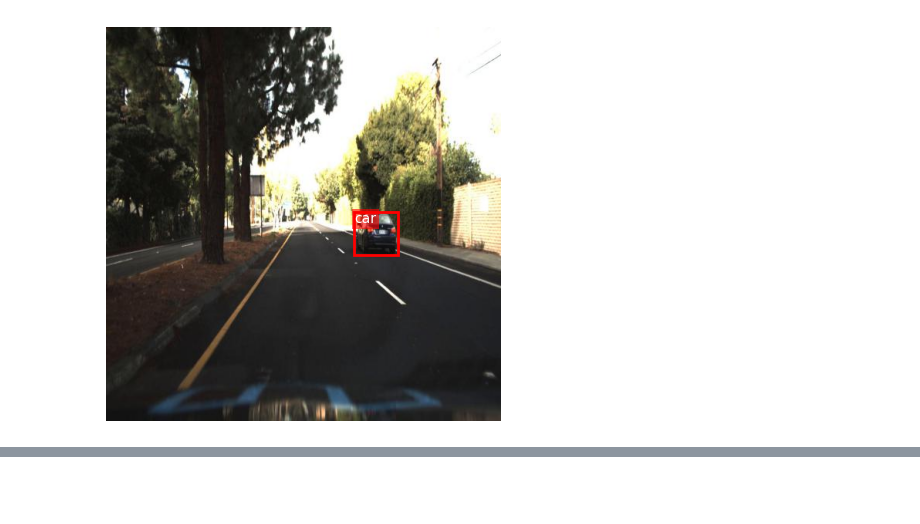
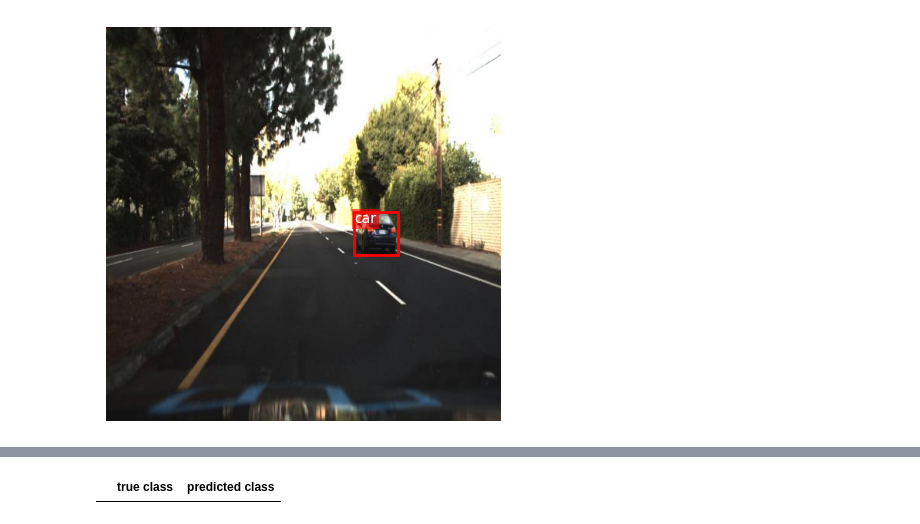
Before and after one commit to ElliotBlackstone/automotive-ssd-object-detection, a Jupyter notebook: ResNetBBoxAndClassifier_car.ipynb, the cells around one changed output, grey strips where cells are left out. Drawn from its saved outputs; the diff is of its cells as text; code cells hidden in the pictures; blank space fills up the shorter version.

```diff
--- a/ResNetBBoxAndClassifier_car.ipynb
+++ b/ResNetBBoxAndClassifier_car.ipynb
@@ -586,0 +705,6 @@ show_with_box(test_set[new[1]['image_id']], color='r', label=False, pred_box=Tru
+# %%
+df_labels = pd.DataFrame(columns=['true class', 'predicted class'])
+
+df_labels
+# %% [output]
+|  | true class | predicted class |
```
Also changed, not shown: parts of 21 cells of this notebook, 1 other file.
